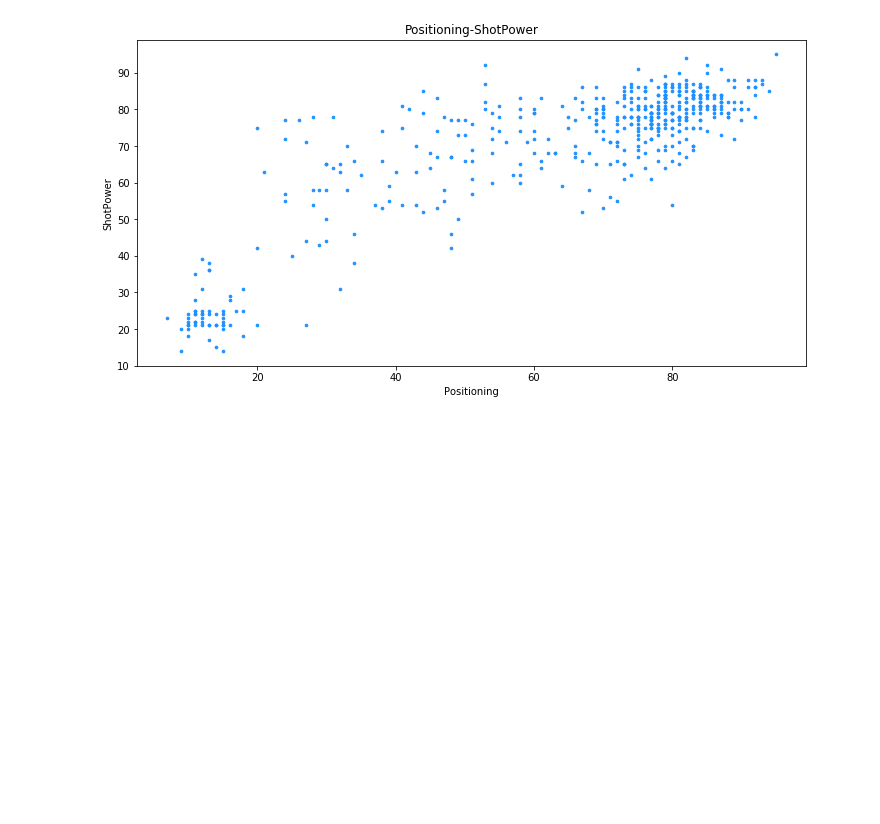
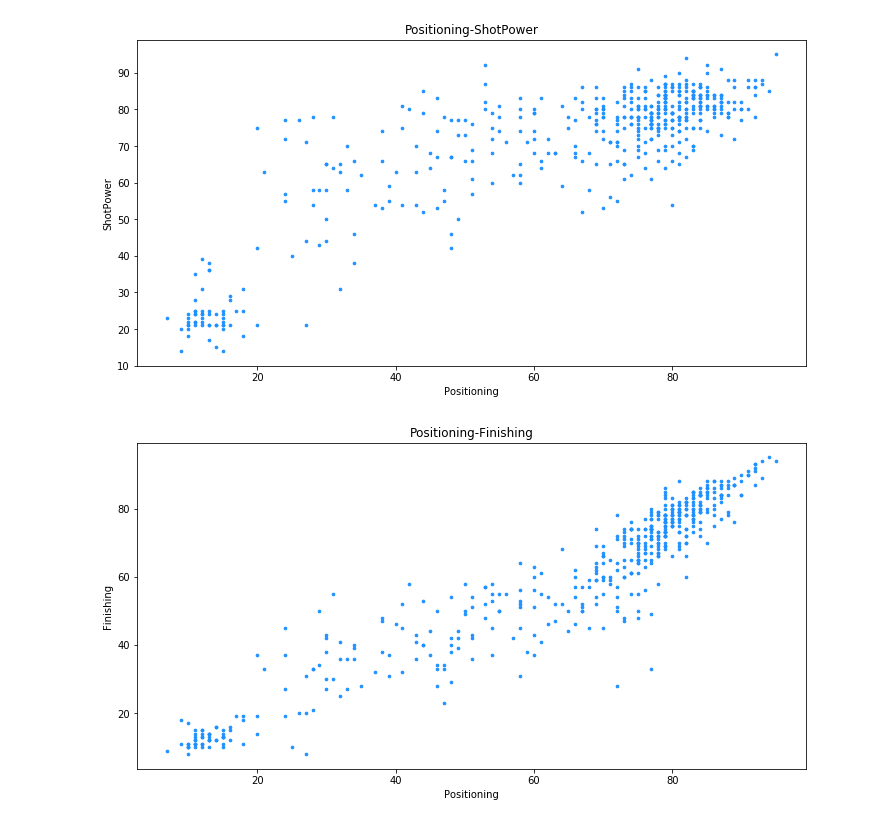
Before and after one commit to reyllama/toy_datascience, a Jupyter notebook: fifa19/EDA.ipynb, the cells around one changed output. Cells and saved outputs as stored; diff of their text form; code cells hidden in the pictures; blank space fills up the shorter version.

```diff
--- a/fifa19/EDA01.ipynb
+++ b/fifa19/EDA.ipynb
@@ -439,3 +407,7 @@ scatter_rel(feature_one='Positioning', feature_two='Marking')
 scatter_rel(feature_one='Positioning', feature_two='ShotPower')
 # %% [output]
 [figure]
+# %%
+scatter_rel(feature_one='Positioning', feature_two='Finishing')
+# %% [output]
+[figure, added]
```
Also changed, not shown: parts of 70 cells of this notebook.
